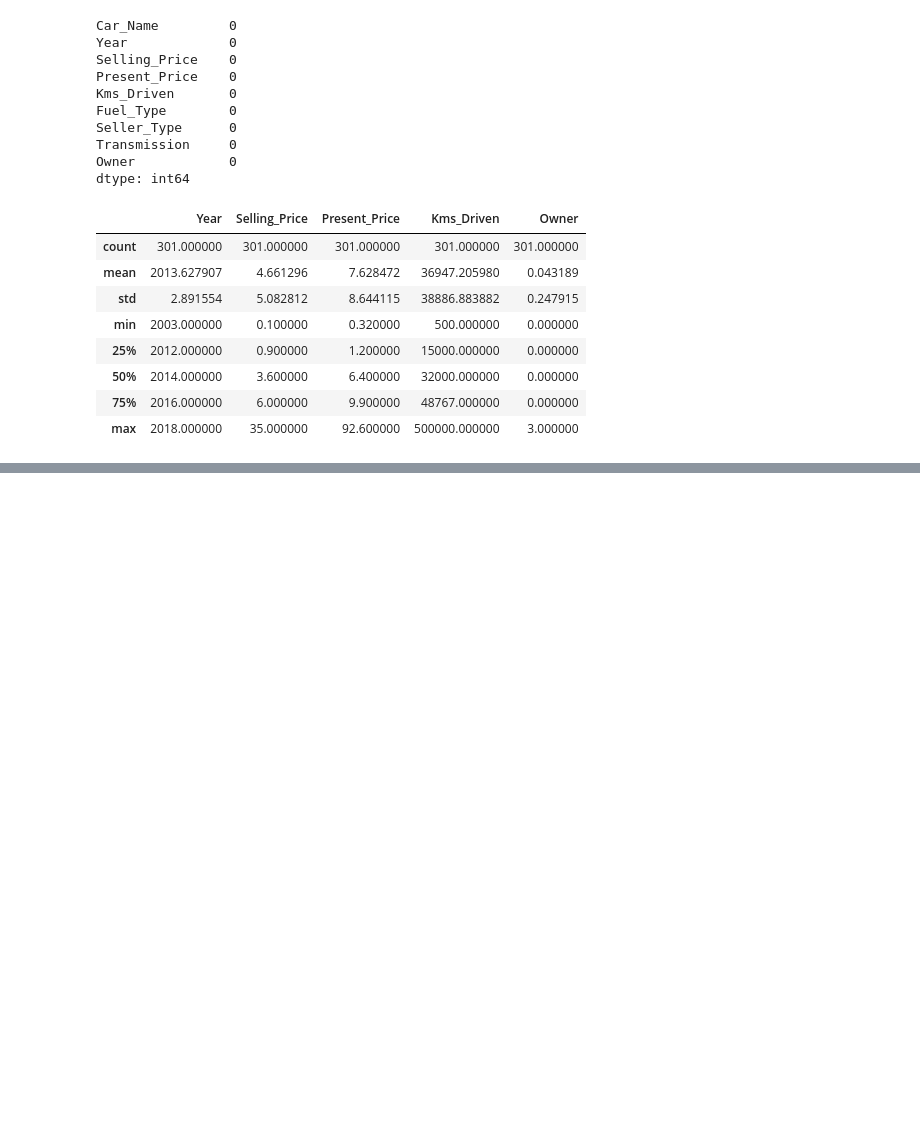
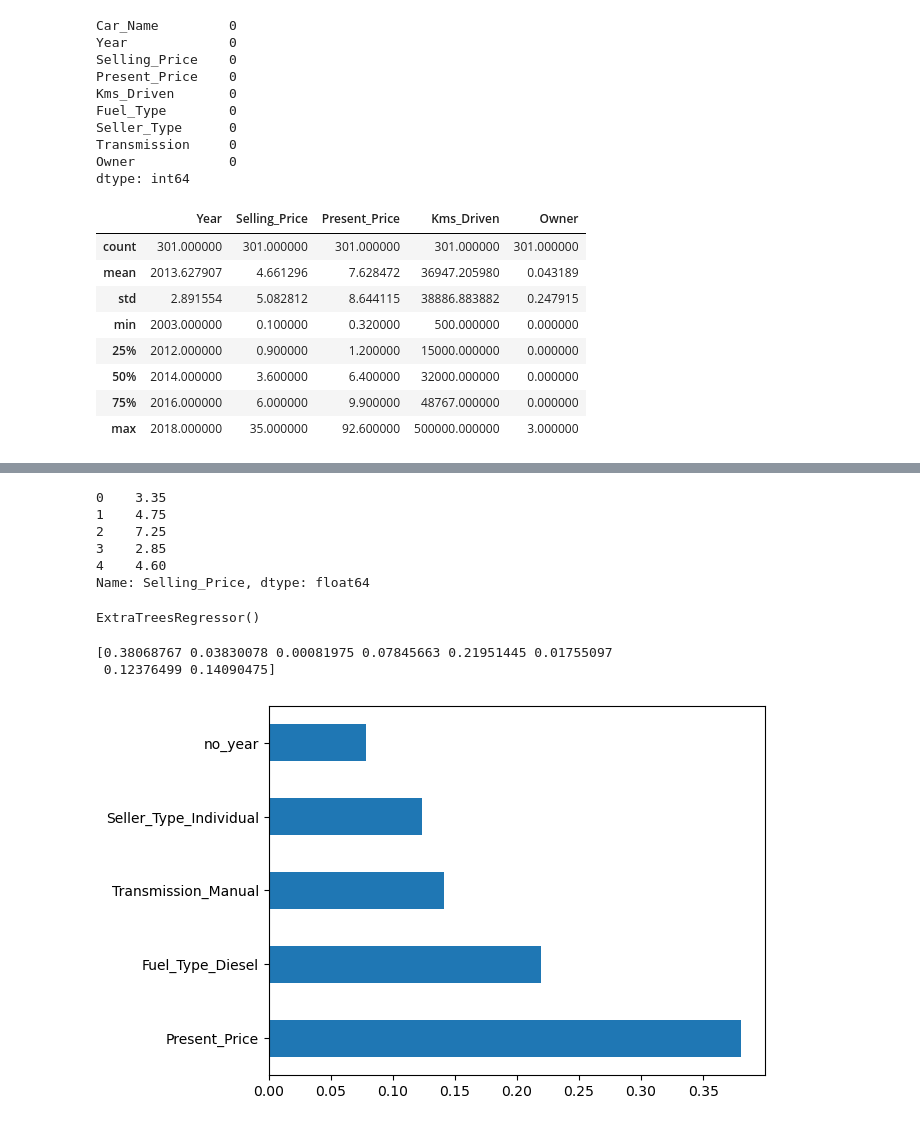
Before and after one commit to niyazakibkhan/Car-Price-Prediction, a Jupyter notebook: Car Price Prediction.ipynb, the cells around one changed output, grey strips where cells are left out. Saved outputs shown, nothing was run; the diff lists cells and outputs as text; code cells hidden in the pictures; blank space fills up the shorter version.

```diff
--- a/Car Price Prediction.ipynb
+++ b/Car Price Prediction.ipynb
@@ -54,0 +160,5 @@ df.describe()
+# %%
+#independent and dependent features
+
+X=final_dataset.iloc[:,1:]
+y=final_dataset.iloc[:,0]
@@ -54,0 +174,30 @@ df.describe()
+# %%
+y.head()
+# %% [output]
+0    3.35
+1    4.75
+2    7.25
+3    2.85
+4    4.60
+Name: Selling_Price, dtype: float64
+# %%
+### Feature Importance
+
+from sklearn.ensemble import ExtraTreesRegressor
+import matplotlib.pyplot as plt
+model = ExtraTreesRegressor()
+model.fit(X,y)
+# %% [output]
+ExtraTreesRegressor()
+# %%
+print(model.feature_importances_)
+# %% [output]
+[0.38068767 0.03830078 0.00081975 0.07845663 0.21951445 0.01755097
+ 0.12376499 0.14090475]
+# %%
+#plot graph of feature importances for better visualization
+feat_importances = pd.Series(model.feature_importances_, index=X.columns)
+feat_importances.nlargest(5).plot(kind='barh')
+plt.show()
+# %% [output]
+[figure, added]
```
Also changed, not shown: parts of 22 cells of this notebook.
